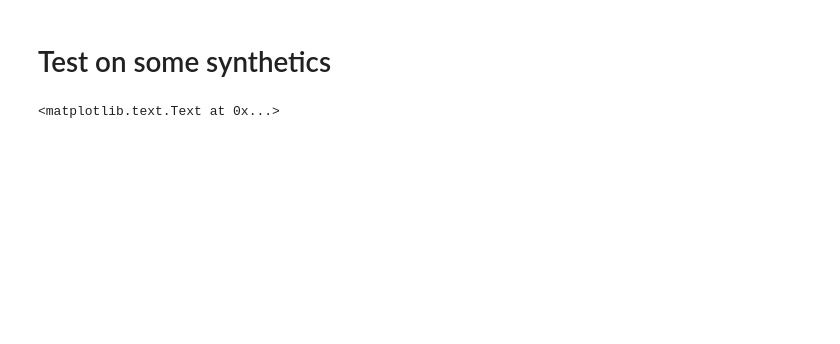
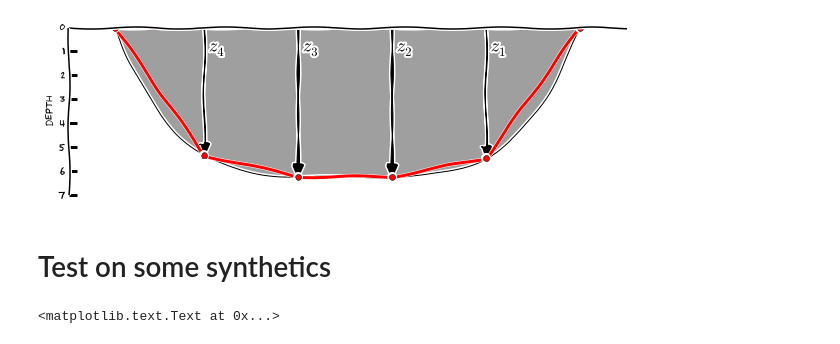
Before and after one commit to leouieda/scipy2014, a Jupyter notebook: gravity_inversion.ipynb, the cells around one changed output. Cells and saved outputs as stored; diff of their text form; code cells hidden in the pictures; blank space fills up the shorter version.

```diff
--- a/gravity_inversion.ipynb
+++ b/gravity_inversion.ipynb
@@ -102,3 +101,26 @@ with mpl.xkcd():
+# %%
+with mpl.xkcd():
+    params_sketch = np.concatenate([verts_sketch[::20], [verts_sketch[-1]]])
+    mpl.figure(figsize=(10, 3))
+    mpl.polygon(sketch, fill='grey', alpha=0.5)
+    mpl.polygon(Polygon(params_sketch), 'o-r', linewidth=3)
+    for i, v in enumerate(params_sketch[1:-1]):
+        xc, zc = v
+        mpl.arrow(xc, 0, 0, zc, color='k', width=100, head_length=500, head_width=2000, length_includes_head=True)
+        mpl.text(xc + 1000, 1000, r'$z_{}$'.format(i + 1), fontsize=18)
+    #mpl.text(5000, 8000, r'Basement rocks <high density>')
+    mpl.ylim(0, 7000)
+    mpl.xlim(x_sketch.min(), x_sketch.max())
+    mpl.m2km()
+    ax = mpl.gca()
+    ax.invert_yaxis()
+    ax.spines['bottom'].set_visible(False)
+    ax.spines['right'].set_visible(False)
+    ax.yaxis.set_ticks_position('left')
+    ax.set_xticks([])
+    mpl.ylabel('depth')
+# %% [output]
+[figure, added]
 # %% [markdown]
 # Test on some synthetics
 # %%
```
Also changed, not shown: parts of 8 cells of this notebook.
